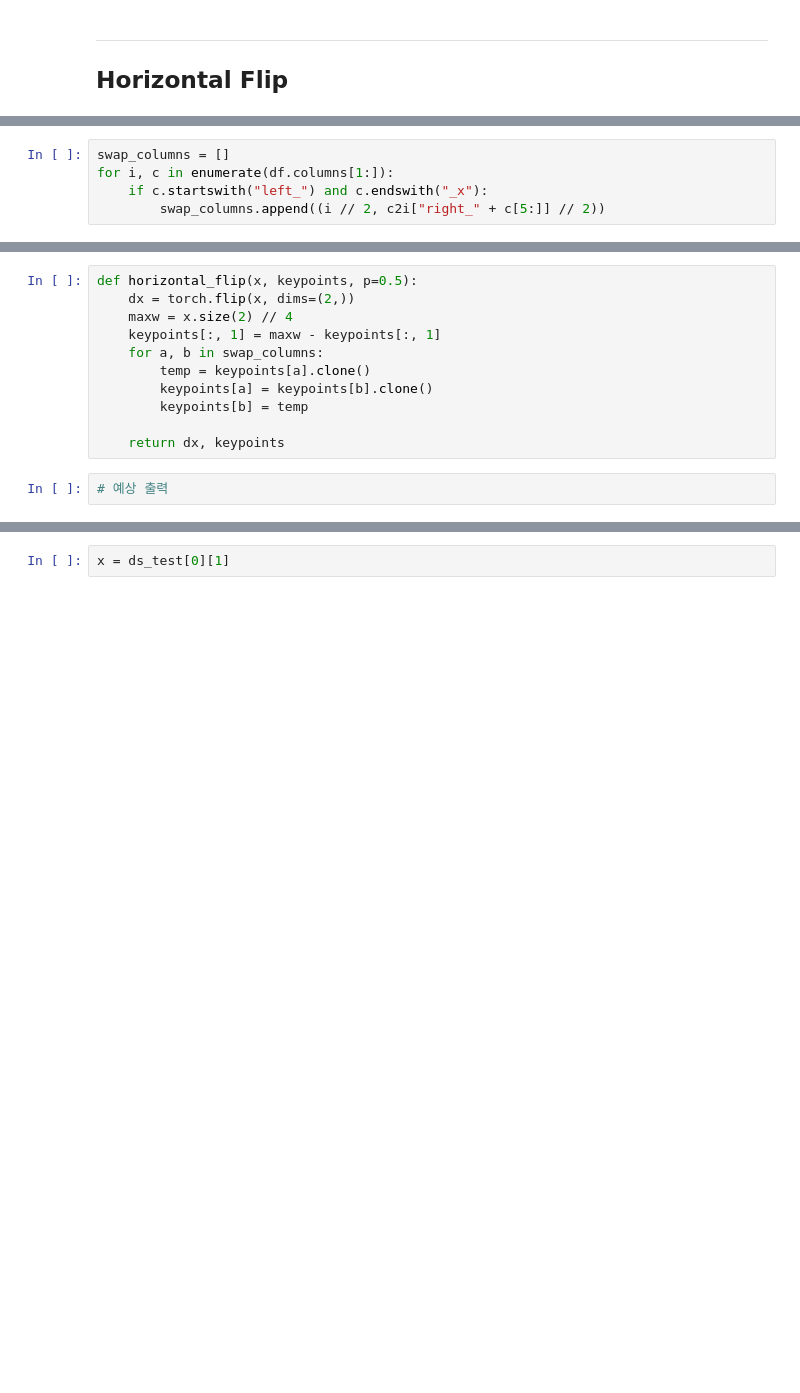
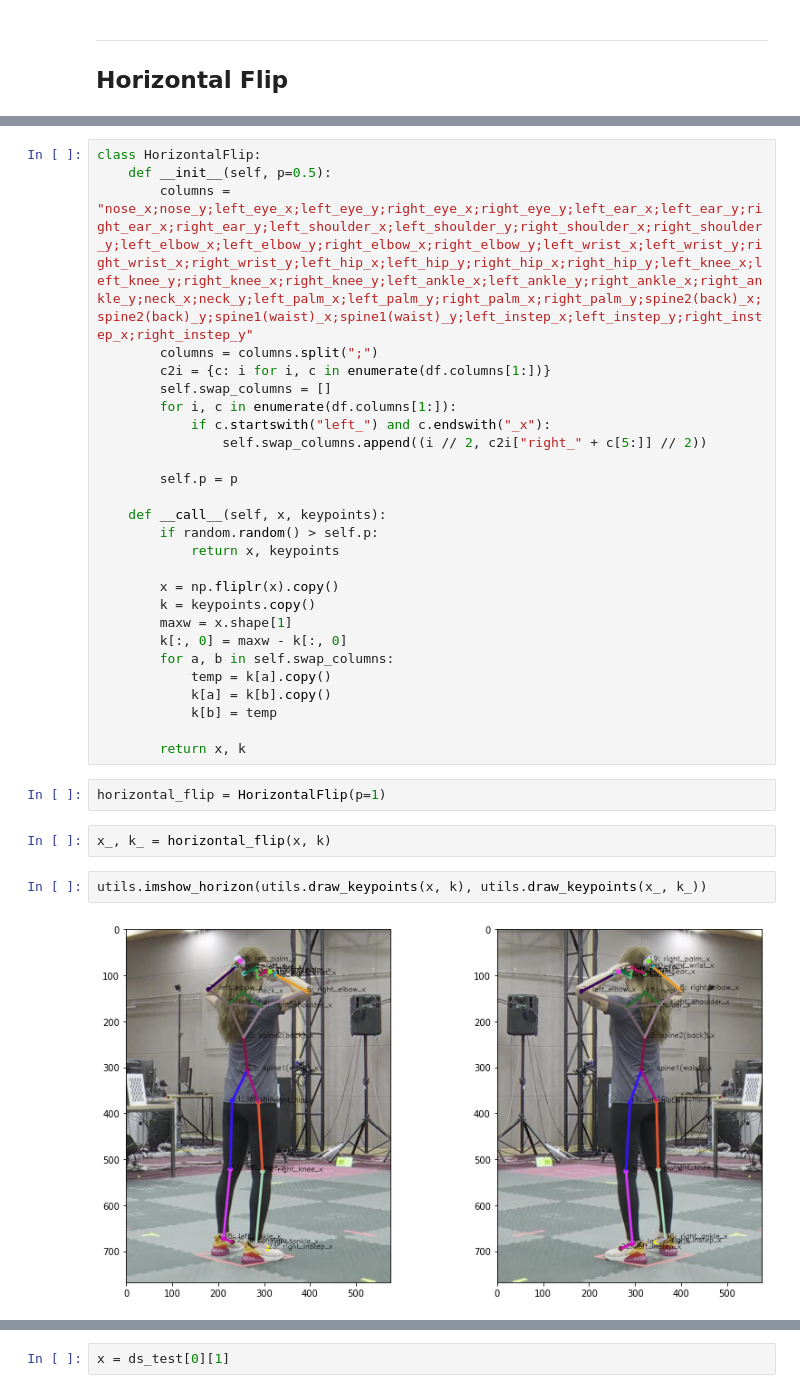
Before and after one commit to Kitsunetic/motion-keypoint, a Jupyter notebook: augmentation 연구.ipynb, the cells around one changed output, grey strips where cells are left out. Drawn from its saved outputs; the diff is of its cells as text; blank space fills up the shorter version.

```diff
--- a/augmentation 연구.ipynb
+++ b/augmentation 연구.ipynb
@@ -231,5 +73,0 @@ c2i = {c: i for i, c in enumerate(df.columns[1:])}
-# %%
-swap_columns = []
-for i, c in enumerate(df.columns[1:]):
-    if c.startswith("left_") and c.endswith("_x"):
-        swap_columns.append((i // 2, c2i["right_" + c[5:]] // 2))
@@ -249,16 +74,38 @@ swap_columns
-# %%
-def horizontal_flip(x, keypoints, p=0.5):
-    dx = torch.flip(x, dims=(2,))
-    maxw = x.size(2) // 4
-    keypoints[:, 1] = maxw - keypoints[:, 1]
-    for a, b in swap_columns:
-        temp = keypoints[a].clone()
-        keypoints[a] = keypoints[b].clone()
-        keypoints[b] = temp
-
-    return dx, keypoints
-# %%
-# 예상 출력
+# %%
+class HorizontalFlip:
+    def __init__(self, p=0.5):
+        columns = "nose_x;nose_y;left_eye_x;left_eye_y;right_eye_x;right_eye_y;left_ear_x;left_ear_y;right_ear_x;right_ear_y;left_shoulder_x;left_shoulder_y;right_shoulder_x;right_shoulder_y;left_elbow_x;left_elbow_y;right_elbow_x;right_elbow_y;left_wrist_x;left_wrist_y;right_wrist_x;right_wrist_y;left_hip_x;left_hip_y;right_hip_x;right_hip_y;left_knee_x;left_knee_y;right_knee_x;right_knee_y;left_ankle_x;left_ankle_y;right_ankle_x;right_ankle_y;neck_x;neck_y;left_palm_x;left_palm_y;right_palm_x;right_palm_y;spine2(back)_x;spine2(back)_y;spine1(waist)_x;spine1(waist)_y;left_instep_x;left_instep_y;right_instep_x;right_instep_y"
+        columns = columns.split(";")
+        c2i = {c: i for i, c in enumerate(df.columns[1:])}
+        self.swap_columns = []
+        for i, c in enumerate(df.columns[1:]):
+            if c.startswith("left_") and c.endswith("_x"):
+                self.swap_columns.append((i // 2, c2i["right_" + c[5:]] // 2))
+
+        self.p = p
+
+    def __call__(self, x, keypoints):
+        if random.random() > self.p:
+            return x, keypoints
+
+        x = np.fliplr(x).copy()
+        k = keypoints.copy()
+        maxw = x.shape[1]
+        k[:, 0] = maxw - k[:, 0]
+        for a, b in self.swap_columns:
+            temp = k[a].copy()
+            k[a] = k[b].copy()
+            k[b] = temp
+
+        return x, k
+# %%
+horizontal_flip = HorizontalFlip(p=1)
+# %%
+x_, k_ = horizontal_flip(x, k)
+# %%
+utils.imshow_horizon(utils.draw_keypoints(x, k), utils.draw_keypoints(x_, k_))
+# %% [output]
+[figure, added]
 # %% [markdown]
 ---
 
```
Also changed, not shown: parts of 35 cells of this notebook.
